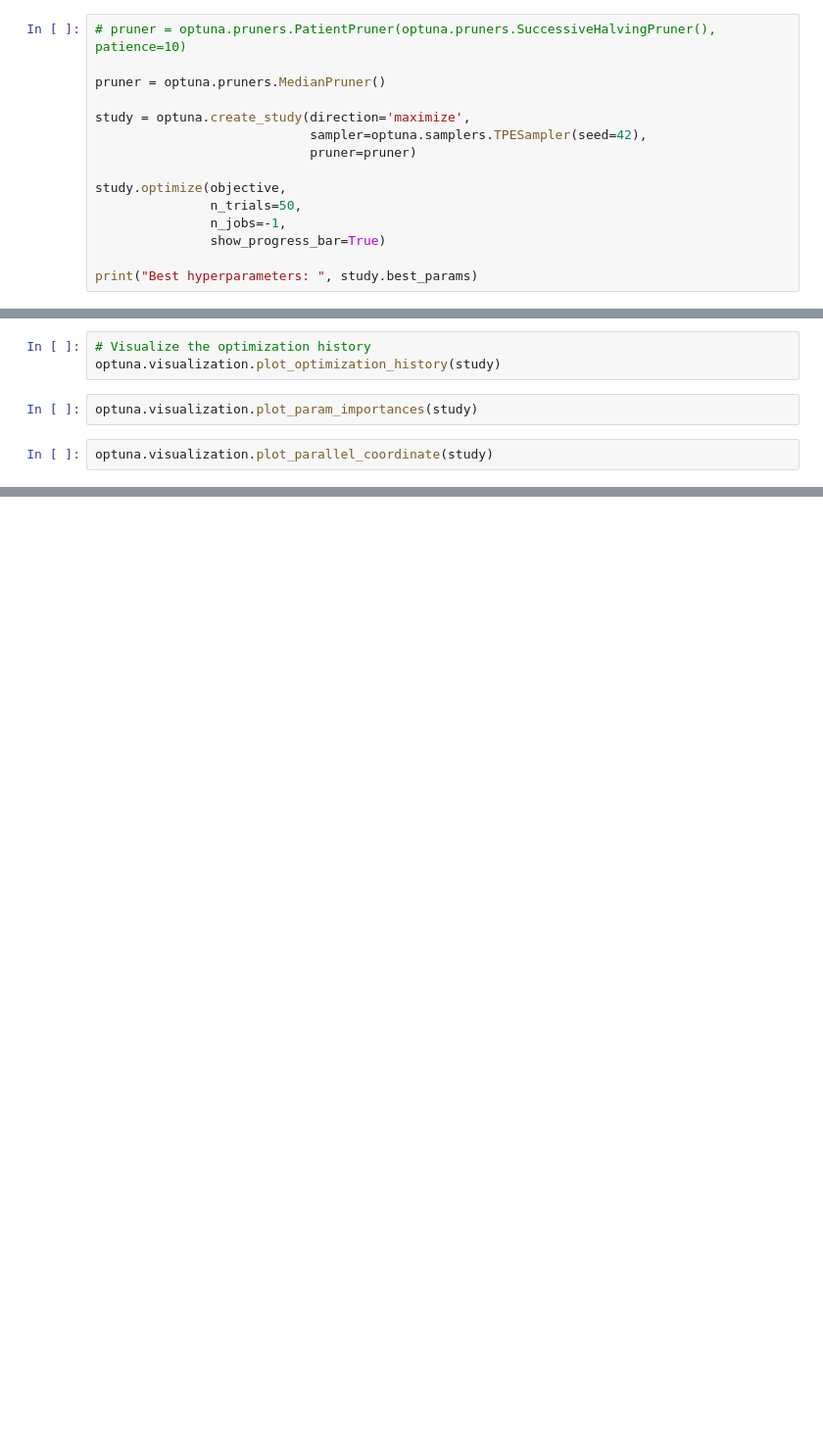
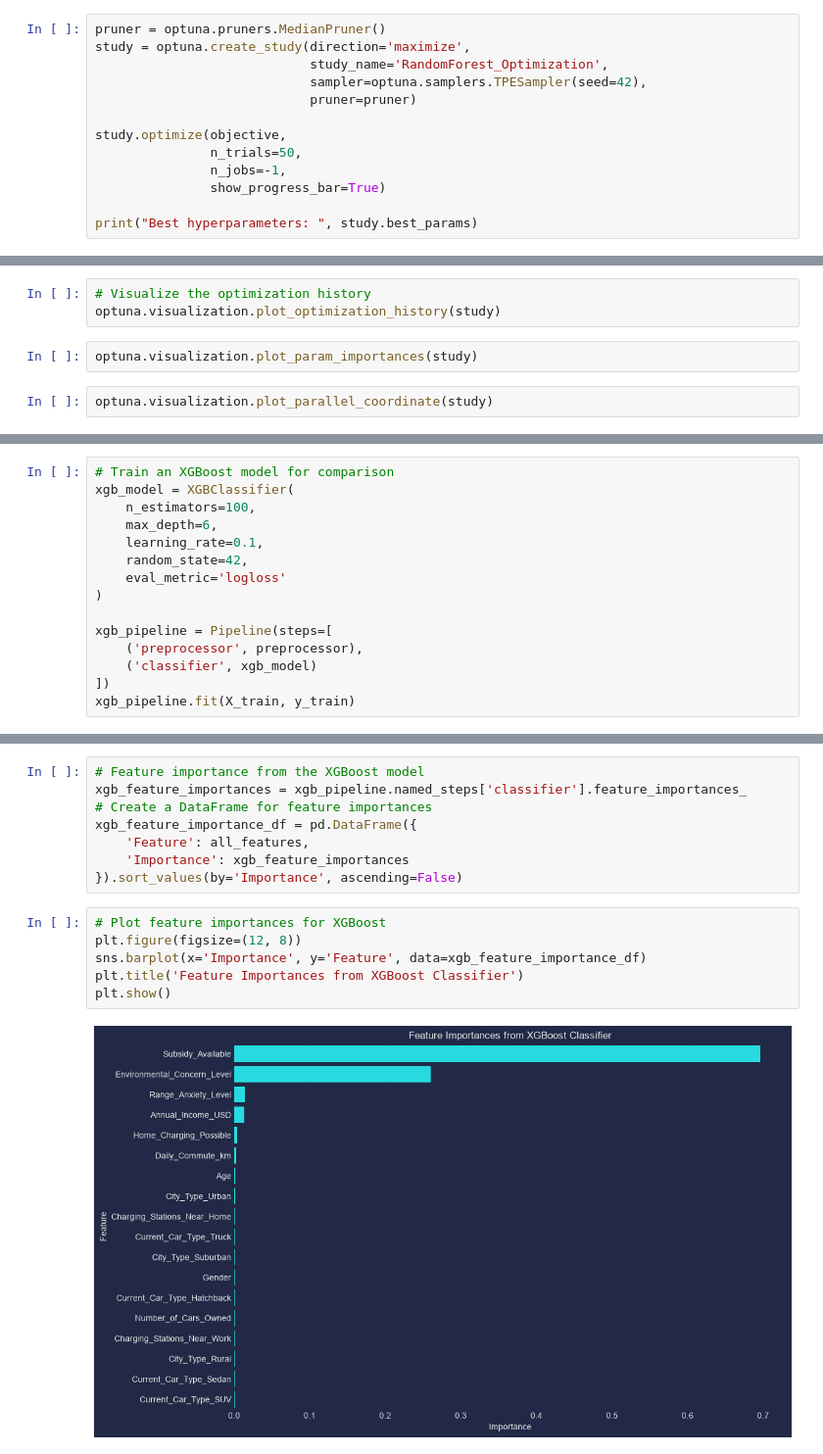
Before and after one commit to KevinShindel/MachineLearning, a Jupyter notebook: Kaggle/Challenges/Predicting Electric Vehicle Purchases.ipynb, the cells around one changed output, grey strips where cells are left out. Shown at 98% size. Drawn from its saved outputs; the diff is of its cells as text; blank space fills up the shorter version.

```diff
--- a/Kaggle/Challenges/Predicting Electric Vehicle Purchases.ipynb
+++ b/Kaggle/Challenges/Predicting Electric Vehicle Purchases.ipynb
@@ -171,11 +250,9 @@ def objective(trial):
 
     return accuracy
 # %%
-# pruner = optuna.pruners.PatientPruner(optuna.pruners.SuccessiveHalvingPruner(), patience=10)
-
 pruner = optuna.pruners.MedianPruner()
-
 study = optuna.create_study(direction='maximize',
+                            study_name='RandomForest_Optimization',
                             sampler=optuna.samplers.TPESampler(seed=42),
                             pruner=pruner)
 
@@ -219,0 +379,15 @@ print(f'Final Model Accuracy: {final_accuracy:.4f}')
+# %%
+# Train an XGBoost model for comparison
+xgb_model = XGBClassifier(
+    n_estimators=100,
+    max_depth=6,
+    learning_rate=0.1,
+    random_state=42,
+    eval_metric='logloss'
+)
+
+xgb_pipeline = Pipeline(steps=[
+    ('preprocessor', preprocessor),
+    ('classifier', xgb_model)
+])
+xgb_pipeline.fit(X_train, y_train)
@@ -219,0 +418,16 @@ print(f'Final Model Accuracy: {final_accuracy:.4f}')
+# %%
+# Feature importance from the XGBoost model
+xgb_feature_importances = xgb_pipeline.named_steps['classifier'].feature_importances_
+# Create a DataFrame for feature importances
+xgb_feature_importance_df = pd.DataFrame({
+    'Feature': all_features,
+    'Importance': xgb_feature_importances
+}).sort_values(by='Importance', ascending=False)
+# %%
+# Plot feature importances for XGBoost
+plt.figure(figsize=(12, 8))
+sns.barplot(x='Importance', y='Feature', data=xgb_feature_importance_df)
+plt.title('Feature Importances from XGBoost Classifier')
+plt.show()
+# %% [output]
+[figure, added]
```
Also changed, not shown: parts of 35 cells of this notebook, 1 other file.
